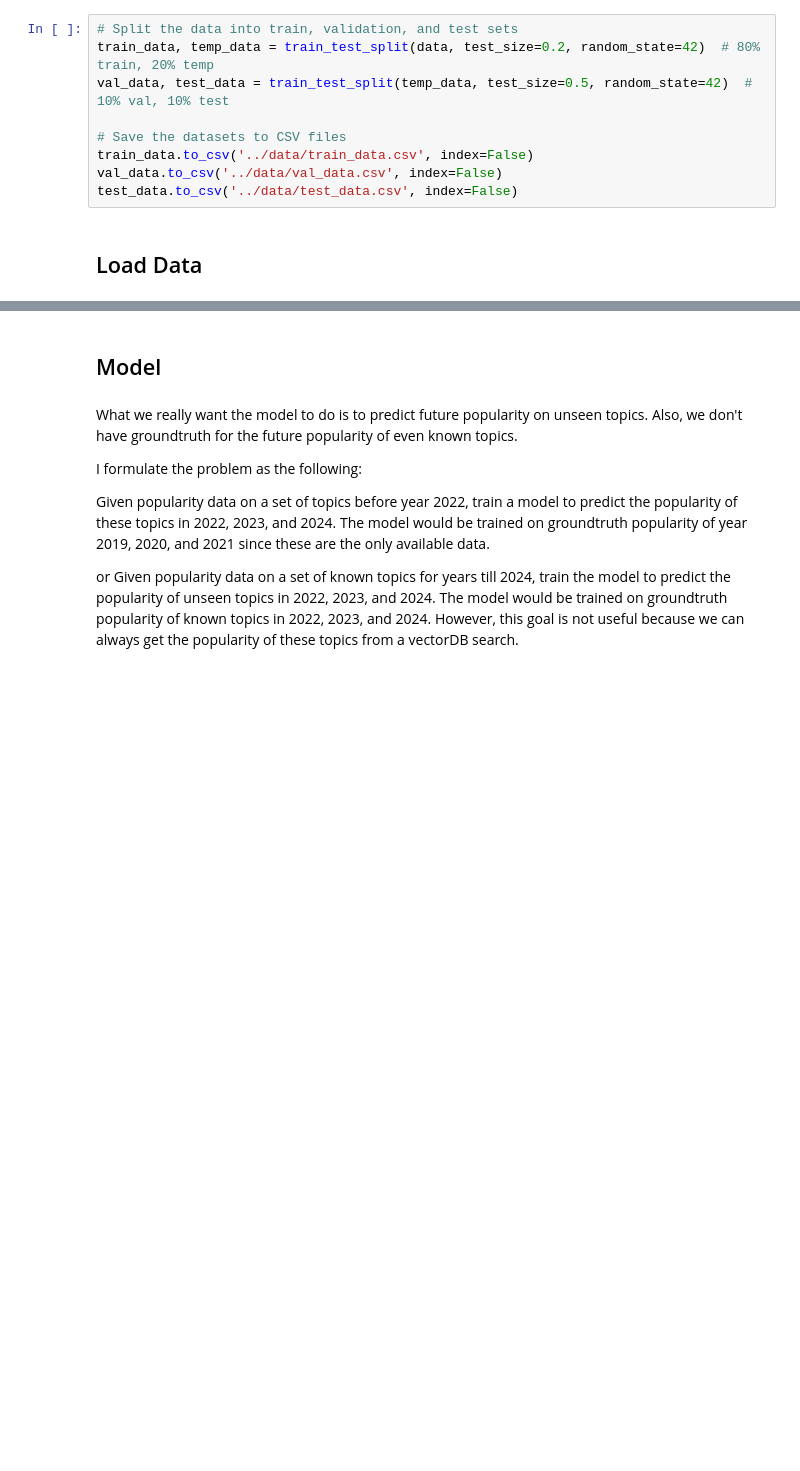
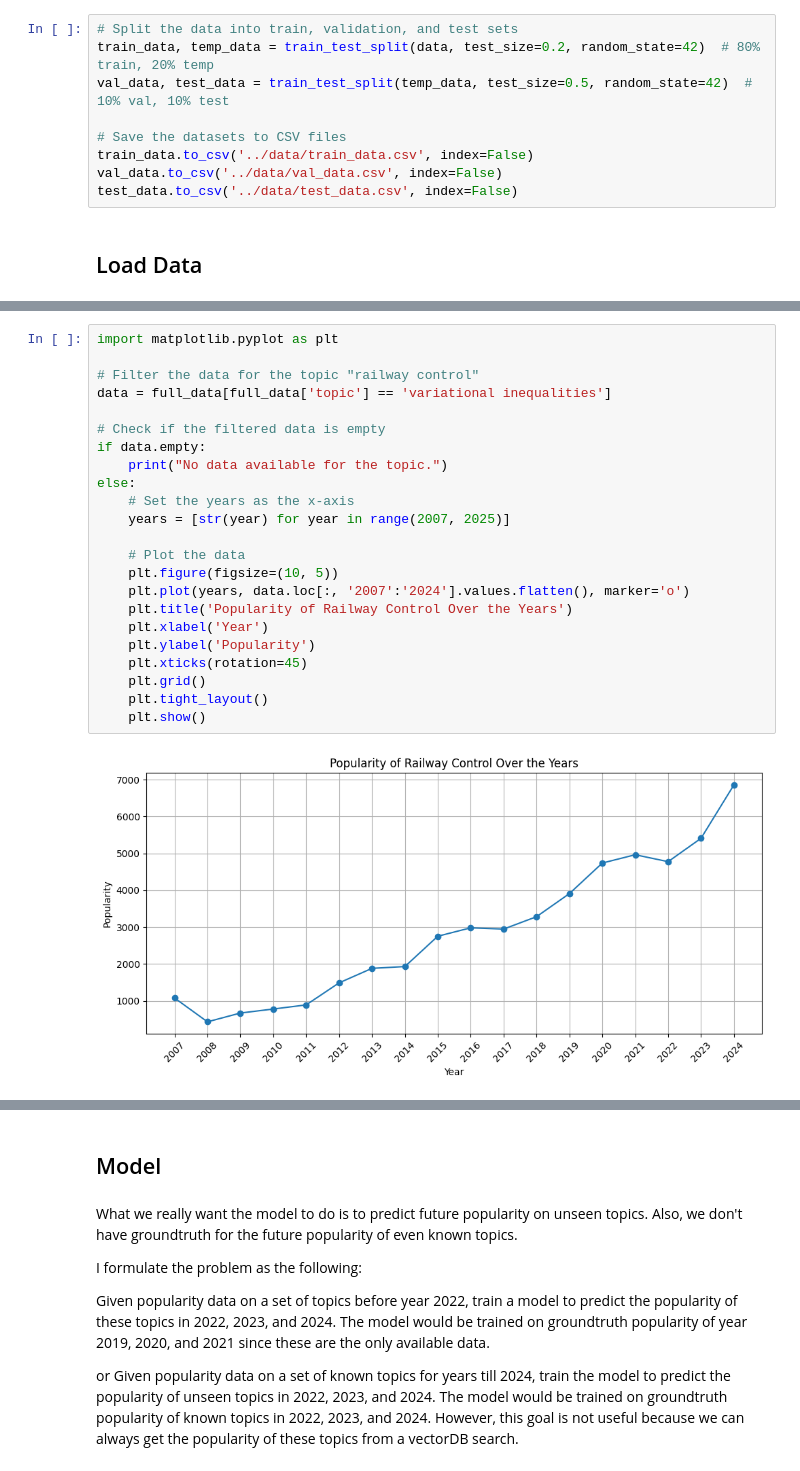
Before and after one commit to Youmiao015/CS6675_Spring2025, a Jupyter notebook: notebooks/erik.ipynb, the cells around one changed output, grey strips where cells are left out. Drawn from its saved outputs; the diff is of its cells as text; blank space fills up the shorter version.

```diff
--- a/notebooks/erik.ipynb
+++ b/notebooks/erik.ipynb
@@ -81,0 +87,25 @@ sorted_data.head(5)
+# %%
+import matplotlib.pyplot as plt
+
+# Filter the data for the topic "railway control"
+data = full_data[full_data['topic'] == 'variational inequalities']
+
+# Check if the filtered data is empty
+if data.empty:
+    print("No data available for the topic.")
+else:
+    # Set the years as the x-axis
+    years = [str(year) for year in range(2007, 2025)]
+
+    # Plot the data
+    plt.figure(figsize=(10, 5))
+    plt.plot(years, data.loc[:, '2007':'2024'].values.flatten(), marker='o')
+    plt.title('Popularity of Railway Control Over the Years')
+    plt.xlabel('Year')
+    plt.ylabel('Popularity')
+    plt.xticks(rotation=45)
+    plt.grid()
+    plt.tight_layout()
+    plt.show()
+# %% [output]
+[figure, added]
```
Also changed, not shown: parts of 7 cells of this notebook, 1 other file.
